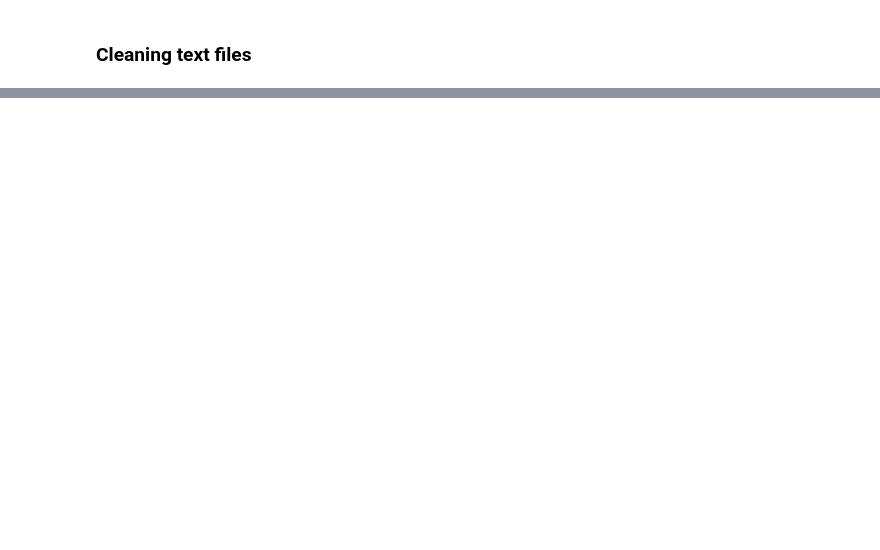
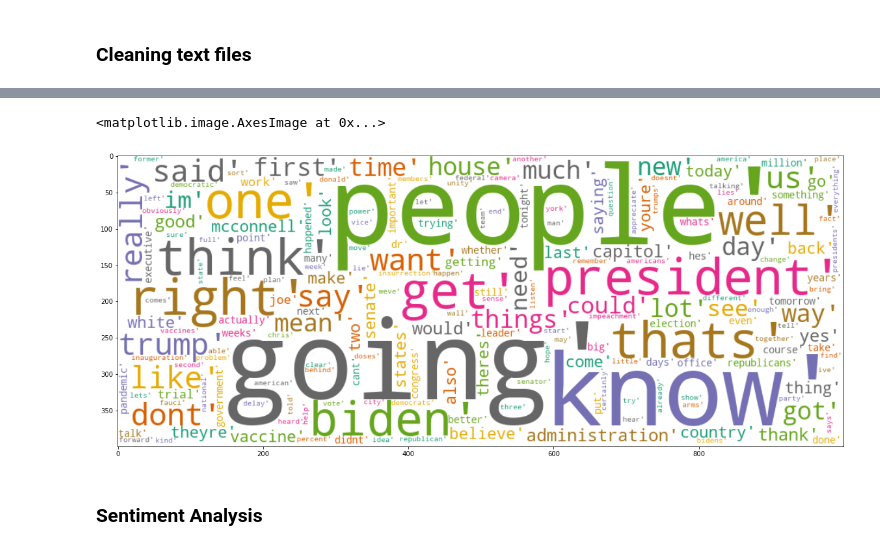
Before and after one commit to florence26/CNN-News-NLP-Analysis, a Jupyter notebook: CNN NLP.ipynb, the cells around one changed output, grey strips where cells are left out. Drawn from its saved outputs; the diff is of its cells as text; code cells hidden in the pictures; blank space fills up the shorter version.

```diff
--- a/CNN NLP.ipynb
+++ b/CNN NLP.ipynb
@@ -139,0 +216,12 @@ FreqDist({'the': 458, 'and': 276, 'to': 269, 'of': 209, 'that': 207, 'a': 153, '
+# %%
+wc = WordCloud(background_color="white", colormap="Dark2", width = 1000, height = 400,
+               max_font_size=150).generate(str(list(freq_21['Word'])))
+
+fig, ax = plt.subplots(figsize=(20, 15))
+
+ax.imshow(wc, interpolation='bilinear')
+# %% [output]
+<matplotlib.image.AxesImage at 0x...>
+[figure, added]
+# %% [markdown]
+### Sentiment Analysis
```
Also changed, not shown: parts of 27 cells of this notebook.
